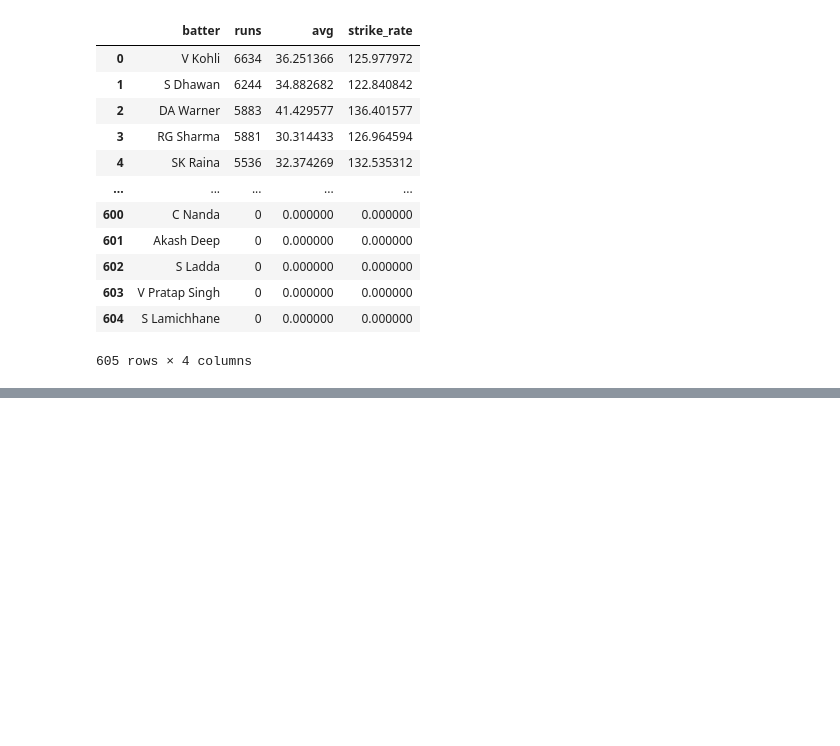
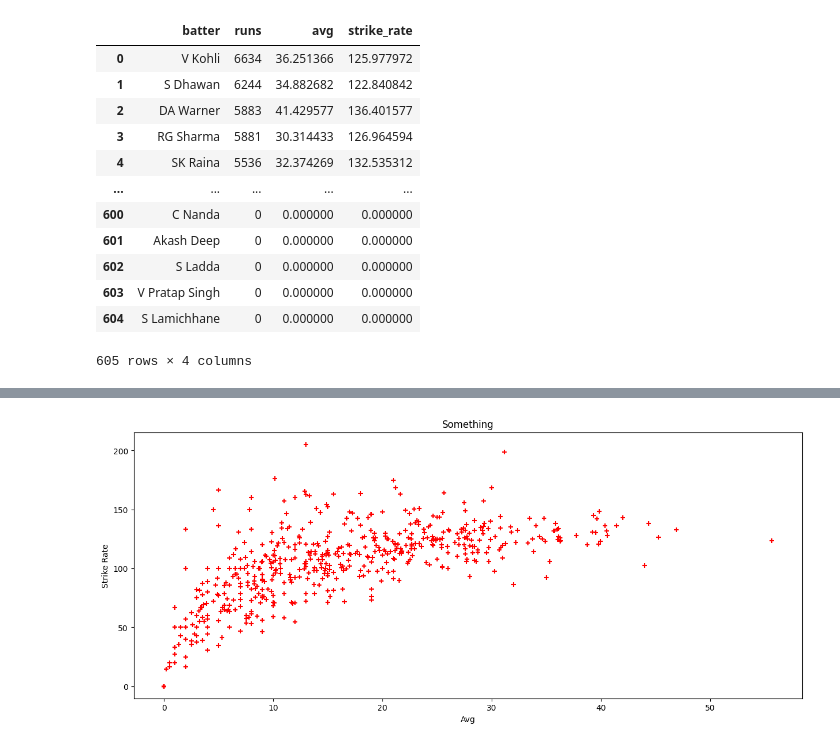
Before and after one commit to simran-aug15/Matplotlib, a Jupyter notebook: subplot.ipynb, the cells around one changed output, grey strips where cells are left out. Drawn from its saved outputs; the diff is of its cells as text; code cells hidden in the pictures; blank space fills up the shorter version.

```diff
--- a/subplot.ipynb
+++ b/subplot.ipynb
@@ -29,0 +35,11 @@ ax.set_title("something")
+# %%
+fig,ax = plt.subplots(figsize=(15,6))
+
+ax.scatter(batter['avg'],batter['strike_rate'],color='red',marker='+')
+ax.set_title('Something')
+ax.set_xlabel('Avg')
+ax.set_ylabel('Strike Rate')
+
+fig.show()
+# %% [output]
+[figure, added]
```
Also changed, not shown: parts of 1 cell of this notebook.
